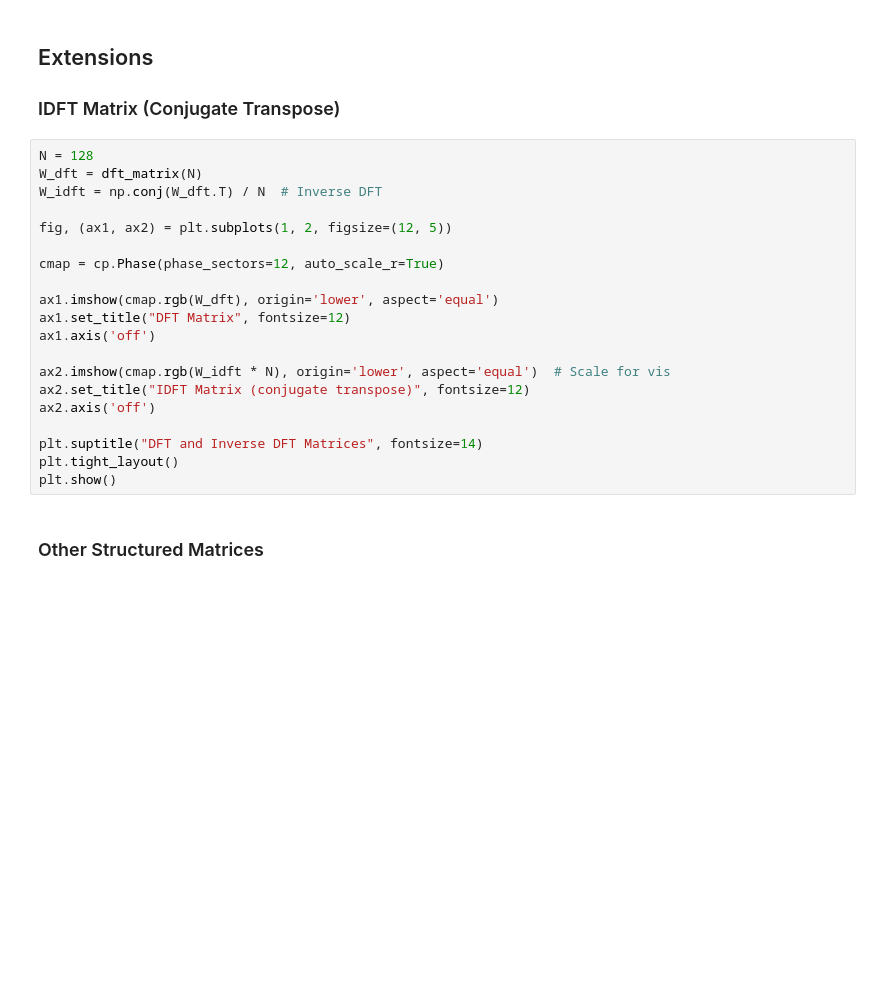
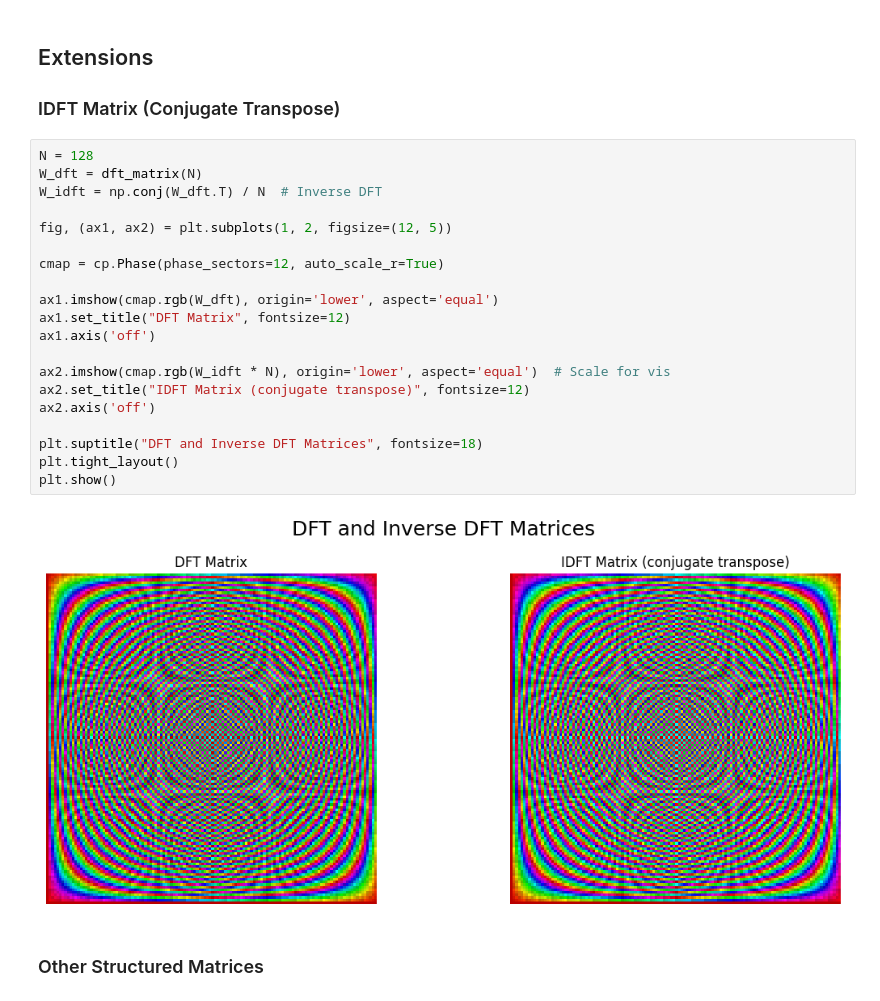
Before and after one commit to kuvychko/complexplorer, a Jupyter notebook: examples/applications/app_01_fft_matrices.ipynb, the cells around one changed output. Cells and saved outputs as stored; diff of their text form; blank space fills up the shorter version.

```diff
--- a/examples/applications/app_01_fft_matrices.ipynb
+++ b/examples/applications/app_01_fft_matrices.ipynb
@@ -118,23 +134,25 @@ Key patterns in DFT matrices:
 # %%
 N = 128
 W_dft = dft_matrix(N)
 W_idft = np.conj(W_dft.T) / N  # Inverse DFT
 
 fig, (ax1, ax2) = plt.subplots(1, 2, figsize=(12, 5))
 
 cmap = cp.Phase(phase_sectors=12, auto_scale_r=True)
 
 ax1.imshow(cmap.rgb(W_dft), origin='lower', aspect='equal')
 ax1.set_title("DFT Matrix", fontsize=12)
 ax1.axis('off')
 
 ax2.imshow(cmap.rgb(W_idft * N), origin='lower', aspect='equal')  # Scale for vis
 ax2.set_title("IDFT Matrix (conjugate transpose)", fontsize=12)
 ax2.axis('off')
 
-plt.suptitle("DFT and Inverse DFT Matrices", fontsize=14)
+plt.suptitle("DFT and Inverse DFT Matrices", fontsize=18)
 plt.tight_layout()
 plt.show()
+# %% [output]
+[figure, added]
 # %% [markdown]
 ### Other Structured Matrices
 # %%
```
Also changed, not shown: parts of 5 cells of this notebook, 3 other files.
